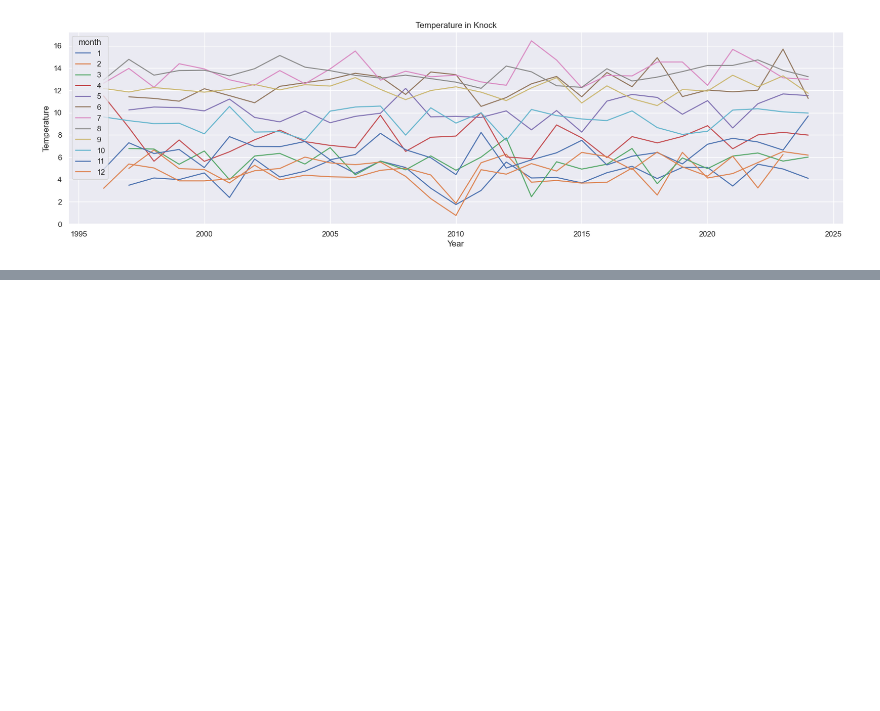
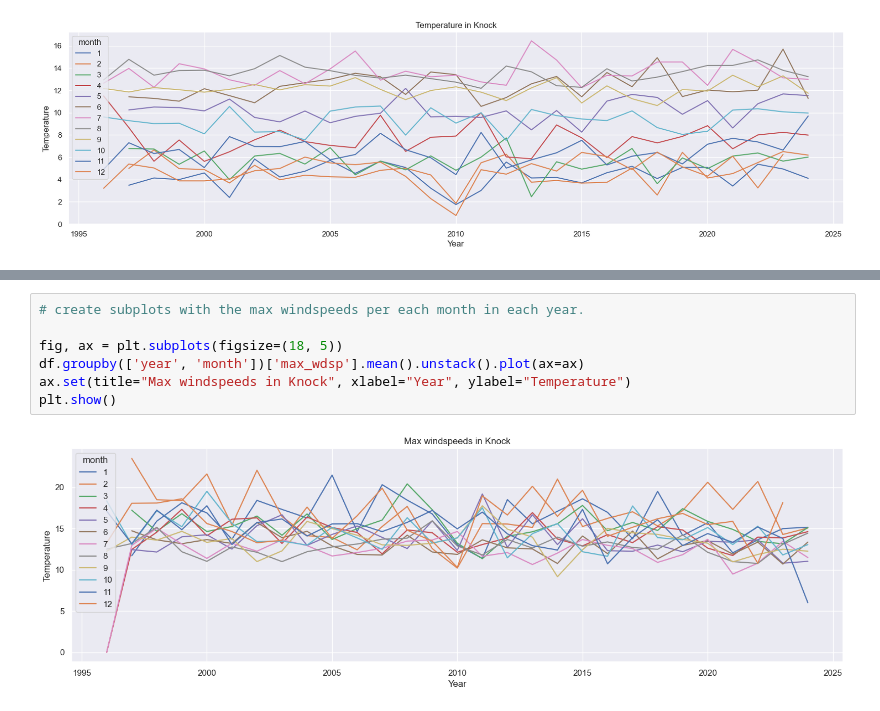
Before and after one commit to Jennyicano/PFDA, a Jupyter notebook: assignments/assignment_6_Weather.ipynb, the cells around one changed output, grey strips where cells are left out. Drawn from its saved outputs; the diff is of its cells as text; blank space fills up the shorter version.

```diff
--- a/assignments/assignment_6_Weather.ipynb
+++ b/assignments/assignment_6_Weather.ipynb
@@ -262,0 +337,9 @@ plt.show()
+# %%
+# create subplots with the max windspeeds per each month in each year.
+
+fig, ax = plt.subplots(figsize=(18, 5))
+df.groupby(['year', 'month'])['max_wdsp'].mean().unstack().plot(ax=ax)
+ax.set(title="Max windspeeds in Knock", xlabel="Year", ylabel="Temperature")
+plt.show()
+# %% [output]
+[figure, added]
```
Also changed, not shown: parts of 7 cells of this notebook.
